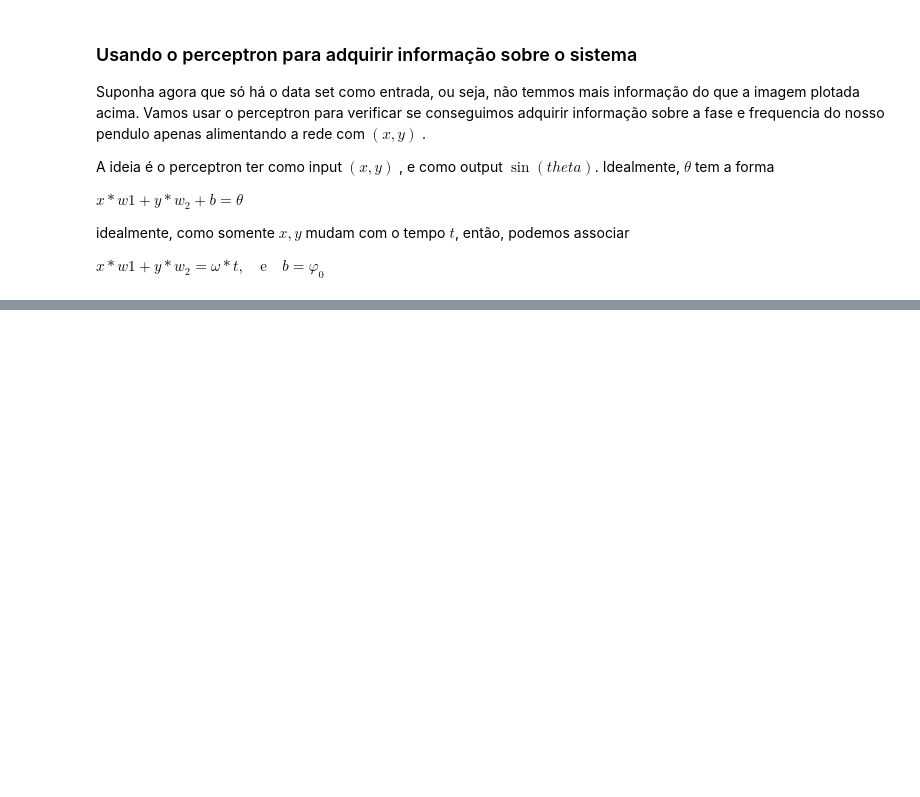
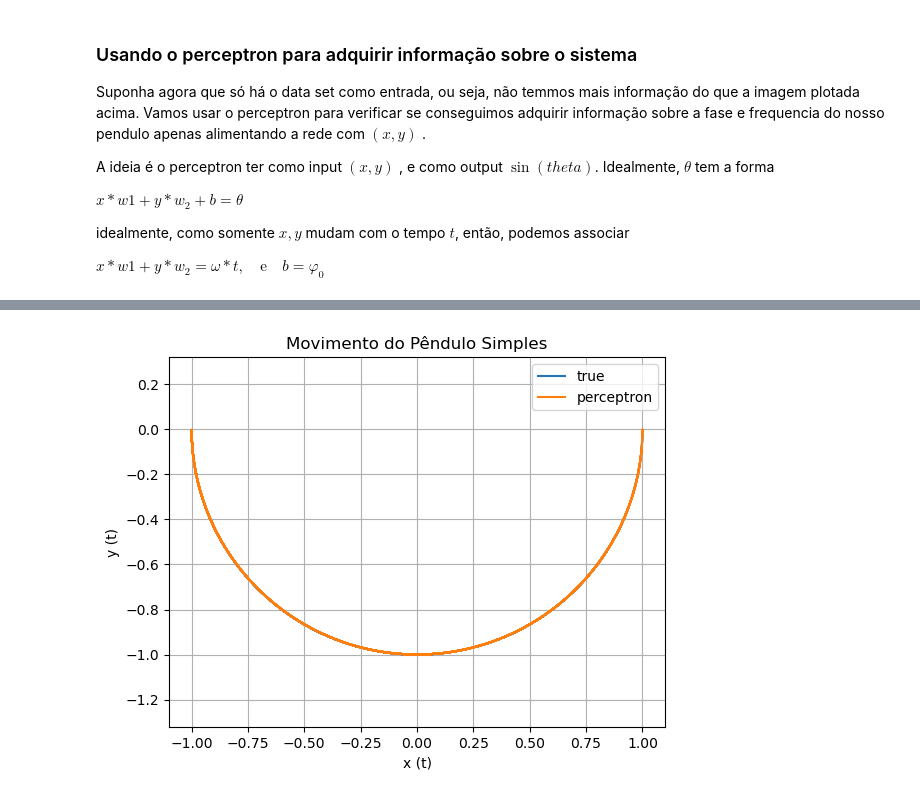
Before and after one commit to Coffee4MePlz/Notebooks_NN_Physics, a Jupyter notebook: Perceptron.ipynb, the cells around one changed output, grey strips where cells are left out. Cells and saved outputs as stored; diff of their text form; code cells hidden in the pictures; blank space fills up the shorter version.

```diff
--- a/Perceptron.ipynb
+++ b/Perceptron.ipynb
@@ -106,0 +245,15 @@ def create_Randomweights_perceptron(Ns =[]):
+# %%
+x_values, y_values = data
+x_values2, y_values2 = data2
+# Plotagem
+plt.plot(x_values, y_values, label = 'true')
+plt.xlabel('x (t)')
+plt.ylabel('y (t)')
+plt.title('Movimento do Pêndulo Simples')
+plt.grid(True)
+plt.axis('equal')
+plt.plot(x_values2, y_values2, label = 'perceptron')
+plt.legend()
+plt.show()
+# %% [output]
+[figure, added]
```
Also changed, not shown: parts of 7 cells of this notebook.
